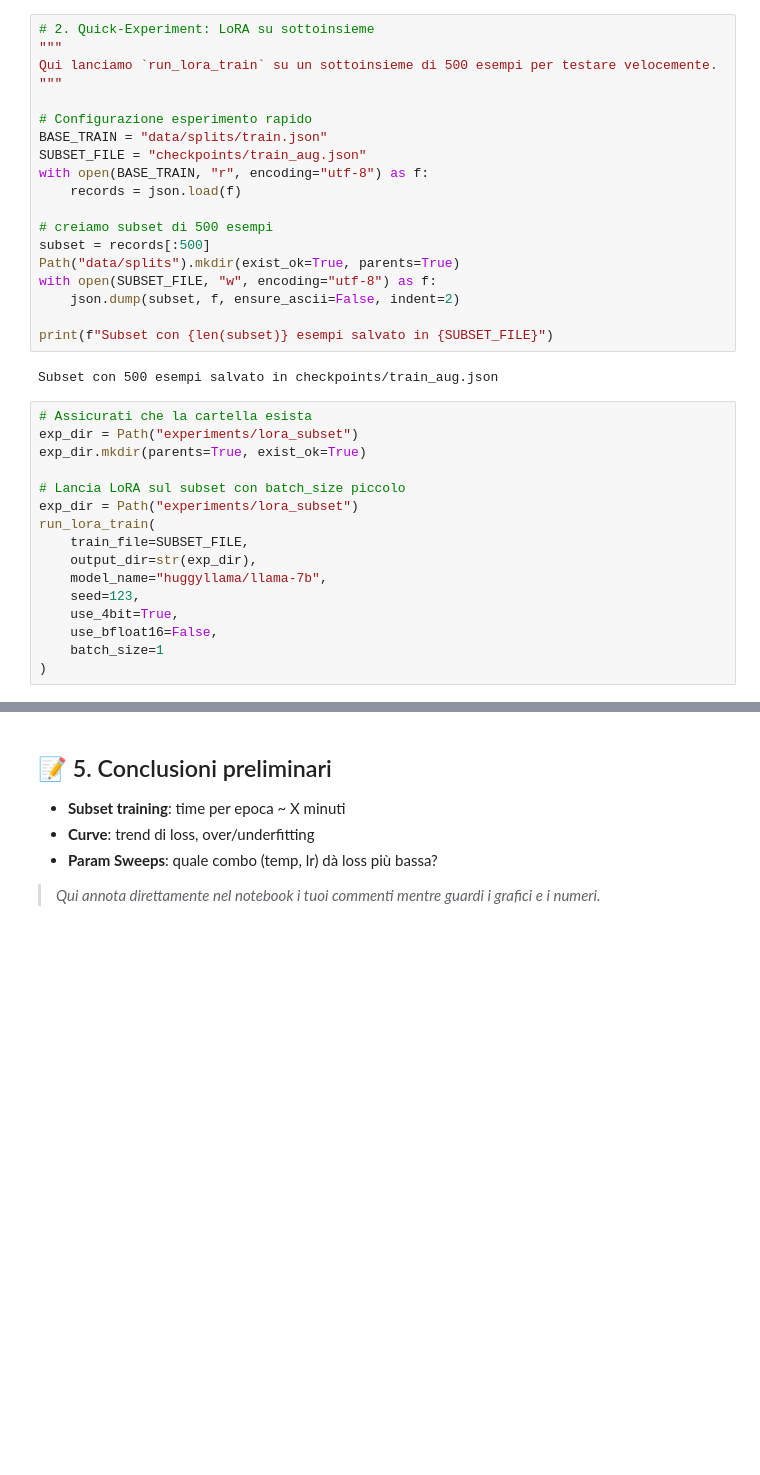
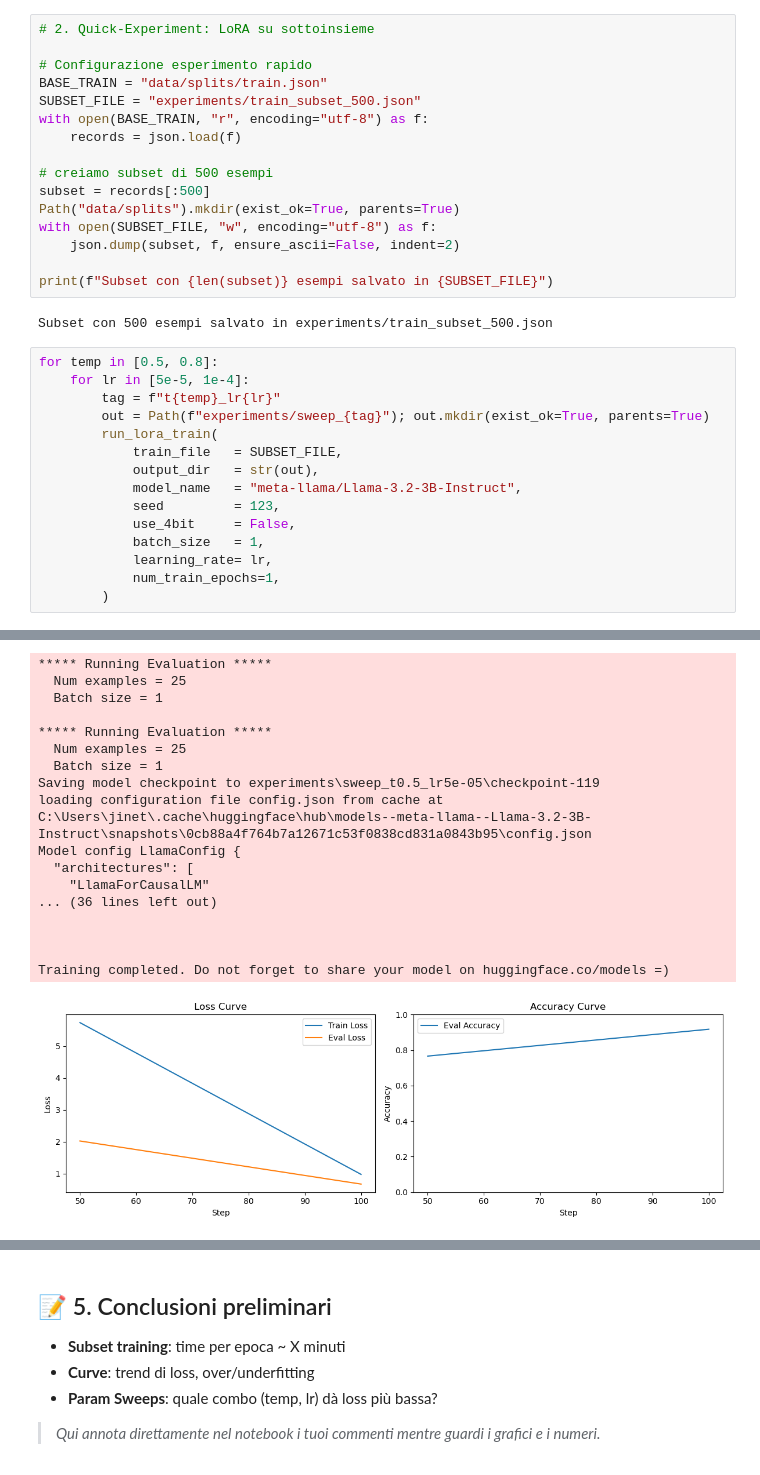
Before and after one commit to Karol-cardona/EmoStyle, a Jupyter notebook: train_experiments.ipynb, the cells around one changed output, grey strips where cells are left out. Drawn from its saved outputs; the diff is of its cells as text; blank space fills up the shorter version.

Commit message:
Add evaluation notebook for LoRA training and update requirements

```diff
--- a/train_experiments.ipynb
+++ b/train_experiments.ipynb
@@ -40,12 +53,9 @@ Cached    (MB): 7748.0
 # %%
 # 2. Quick‐Experiment: LoRA su sottoinsieme
-"""
-Qui lanciamo `run_lora_train` su un sottoinsieme di 500 esempi per testare velocemente.
-"""
 
 # Configurazione esperimento rapido
 BASE_TRAIN = "data/splits/train.json"
-SUBSET_FILE = "checkpoints/train_aug.json"
+SUBSET_FILE = "experiments/train_subset_500.json"
 with open(BASE_TRAIN, "r", encoding="utf-8") as f:
     records = json.load(f)
 
@@ -57,21 +67,20 @@ with open(SUBSET_FILE, "w", encoding="utf-8") as f:
 
 print(f"Subset con {len(subset)} esempi salvato in {SUBSET_FILE}")
 # %% [output]
-Subset con 500 esempi salvato in checkpoints/train_aug.json
+Subset con 500 esempi salvato in experiments/train_subset_500.json
 # %%
-# Assicurati che la cartella esista
-exp_dir = Path("experiments/lora_subset")
-exp_dir.mkdir(parents=True, exist_ok=True)
-
-# Lancia LoRA sul subset con batch_size piccolo
-exp_dir = Path("experiments/lora_subset")
-run_lora_train(
-    train_file=SUBSET_FILE,
-    output_dir=str(exp_dir),
-    model_name="huggyllama/llama-7b",
-    seed=123,
-    use_4bit=True,
-    use_bfloat16=False,
-    batch_size=1
-)
+for temp in [0.5, 0.8]:
+    for lr in [5e-5, 1e-4]:
+        tag = f"t{temp}_lr{lr}"
+        out = Path(f"experiments/sweep_{tag}"); out.mkdir(exist_ok=True, parents=True)
+        run_lora_train(
+            train_file   = SUBSET_FILE,
+            output_dir   = str(out),
+            model_name   = "meta-llama/Llama-3.2-3B-Instruct",
+            seed         = 123,
+            use_4bit     = False,
+            batch_size   = 1,
+            learning_rate= lr,
+            num_train_epochs=1,
+        )
 # %% [output]
@@ -106,0 +174,18 @@ ValueError: Some modules are dispatched on the CPU or the disk. Make sure you ha
+***** Running Evaluation *****
+  Num examples = 25
+  Batch size = 1
+
+***** Running Evaluation *****
+  Num examples = 25
+  Batch size = 1
+Saving model checkpoint to experiments\sweep_t0.5_lr5e-05\checkpoint-119
+loading configuration file config.json from cache at C:\Users\jinet\.cache\huggingface\hub\models--meta-llama--Llama-3.2-3B-Instruct\snapshots\0cb88a4f764b7a12671c53f0838cd831a0843b95\config.json
+Model config LlamaConfig {
+  "architectures": [
+    "LlamaForCausalLM"
+... (36 lines left out)
+
+
+
+Training completed. Do not forget to share your model on huggingface.co/models =)
+[figure, added]
```
Also changed, not shown: parts of 8 cells of this notebook, 5 other files.
